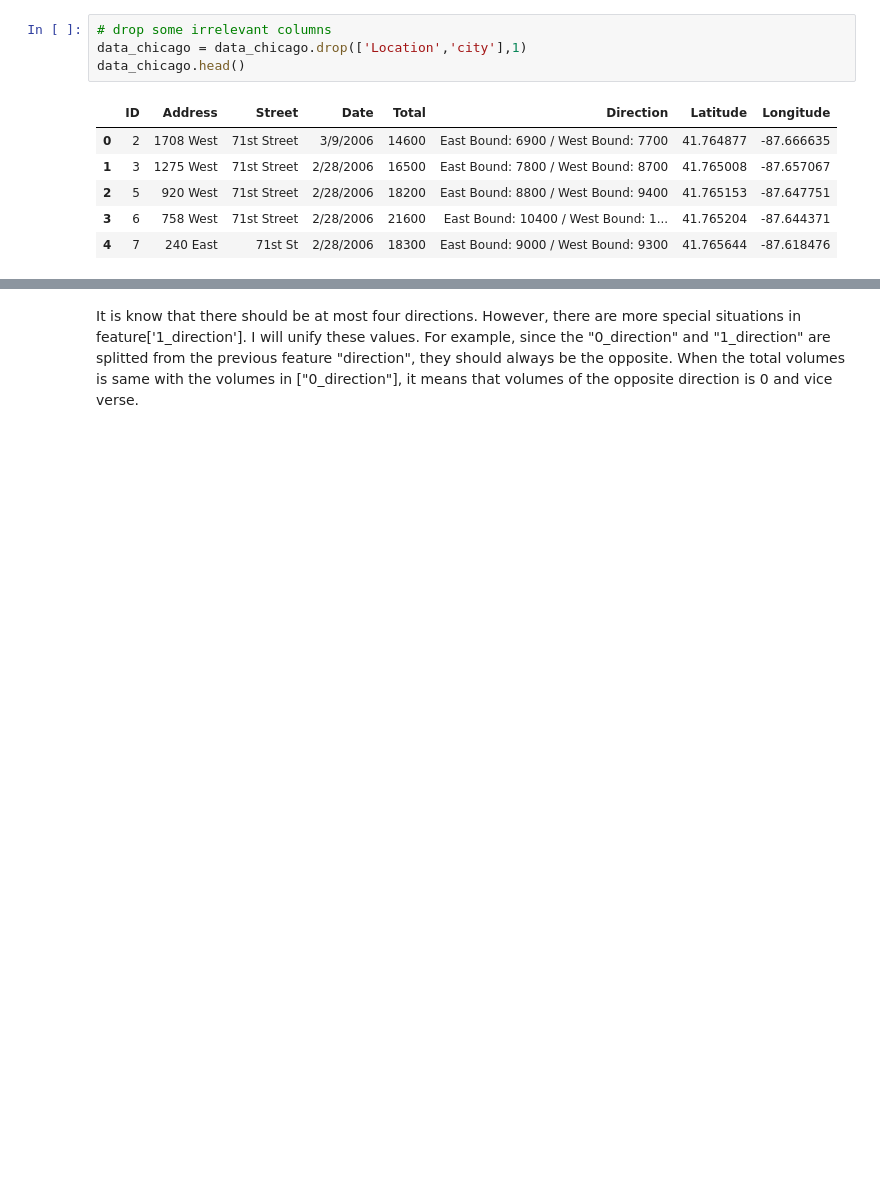
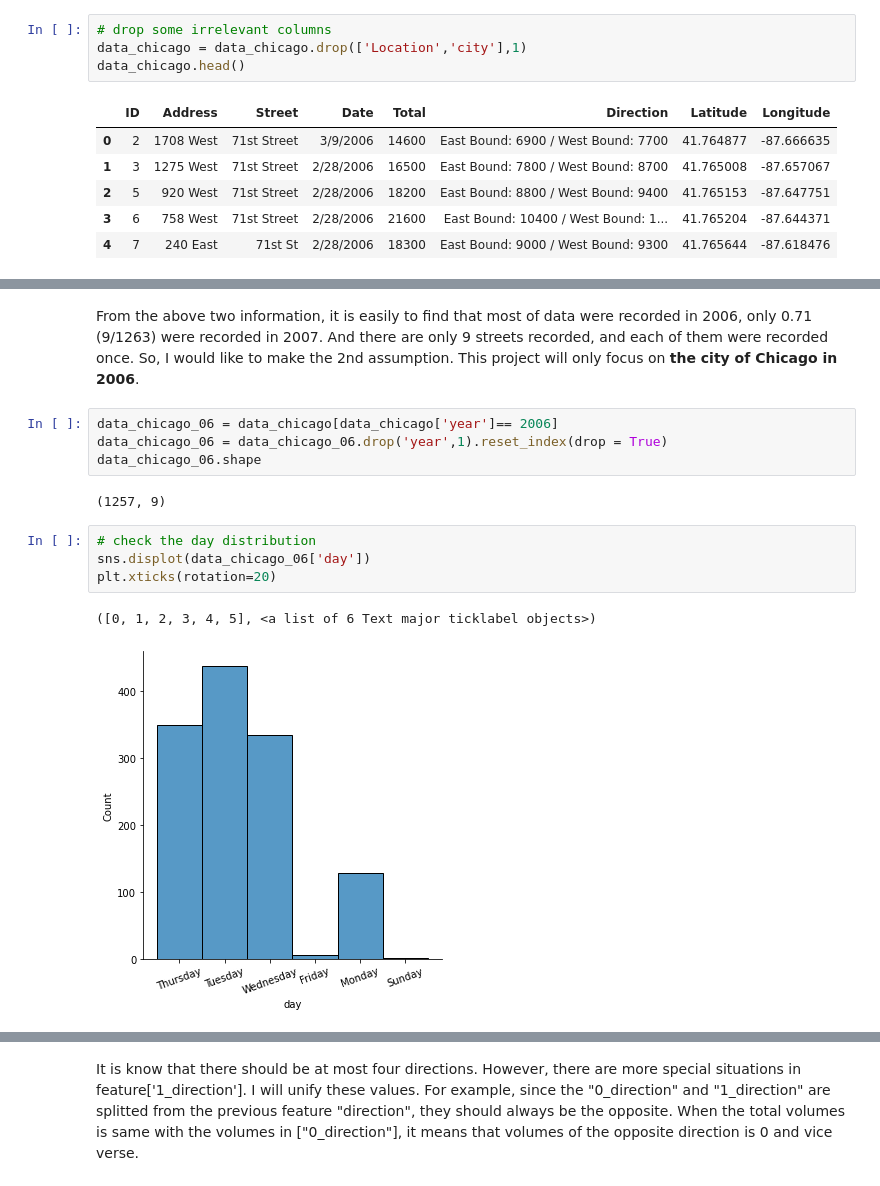
Before and after one commit to aliciadatascience/Traffic-analysis, a Jupyter notebook: Traffic Analysis - AllState.ipynb, the cells around one changed output, grey strips where cells are left out. Cells and saved outputs as stored; diff of their text form; blank space fills up the shorter version.

```diff
--- a/Traffic Analysis - AllState.ipynb
+++ b/Traffic Analysis - AllState.ipynb
@@ -158,0 +213,15 @@ data_chicago.head()
+# %% [markdown]
+From the above two information, it is easily to find that most of data were recorded in 2006, only 0.71 (9/1263) were recorded in 2007. And there are only 9 streets recorded, and each of them were recorded once. So, I would like to make the 2nd assumption. This project will only focus on **the city of Chicago in 2006**.
+# %%
+data_chicago_06 = data_chicago[data_chicago['year']== 2006]
+data_chicago_06 = data_chicago_06.drop('year',1).reset_index(drop = True)
+data_chicago_06.shape
+# %% [output]
+(1257, 9)
+# %%
+# check the day distribution
+sns.displot(data_chicago_06['day'])
+plt.xticks(rotation=20)
+# %% [output]
+([0, 1, 2, 3, 4, 5], <a list of 6 Text major ticklabel objects>)
+[figure, added]
```
Also changed, not shown: parts of 73 cells of this notebook.
